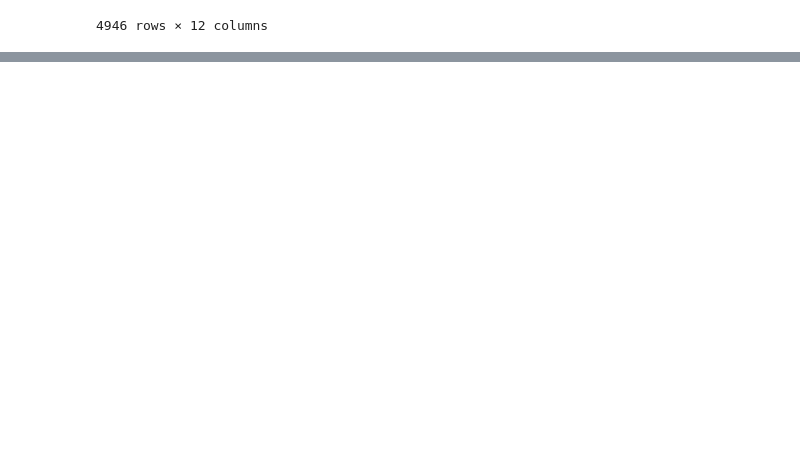
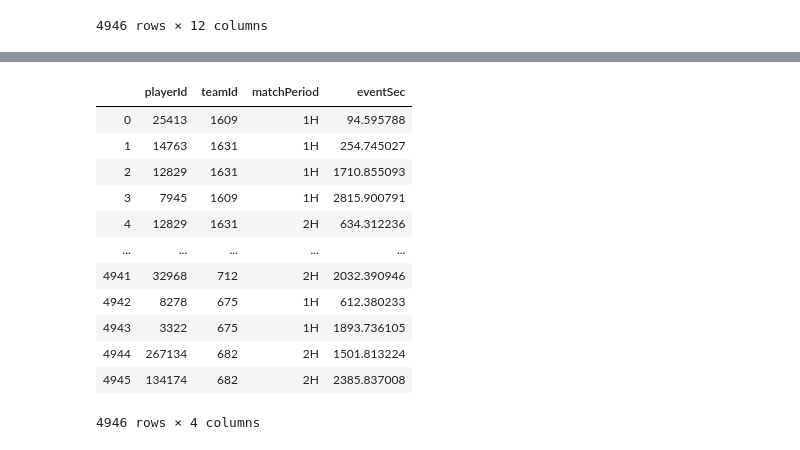
Before and after one commit to silviuspac/Homework_2, a Jupyter notebook: CRQ1.ipynb, the cells around one changed output, grey strips where cells are left out. Cells and saved outputs as stored; diff of their text form; code cells hidden in the pictures; blank space fills up the shorter version.

```diff
--- a/CRQ1.ipynb
+++ b/CRQ1.ipynb
@@ -49,0 +68,17 @@ df_events.groupby('id').count()
+# %%
+df_goals = df_events[['playerId', 'teamId', 'matchPeriod', 'eventSec']]
+df_goals
+# %% [output]
+|  | playerId | teamId | matchPeriod | eventSec |
+| 0 | 25413 | 1609 | 1H | 94.595788 |
+| 1 | 14763 | 1631 | 1H | 254.745027 |
+| 2 | 12829 | 1631 | 1H | 1710.855093 |
+| 3 | 7945 | 1609 | 1H | 2815.900791 |
+| 4 | 12829 | 1631 | 2H | 634.312236 |
+| ... | ... | ... | ... | ... |
+| 4941 | 32968 | 712 | 2H | 2032.390946 |
+| 4942 | 8278 | 675 | 1H | 612.380233 |
+| 4943 | 3322 | 675 | 1H | 1893.736105 |
+| 4944 | 267134 | 682 | 2H | 1501.813224 |
+| 4945 | 134174 | 682 | 2H | 2385.837008 |
+4946 rows × 4 columns
```
Also changed, not shown: parts of 15 cells of this notebook.
